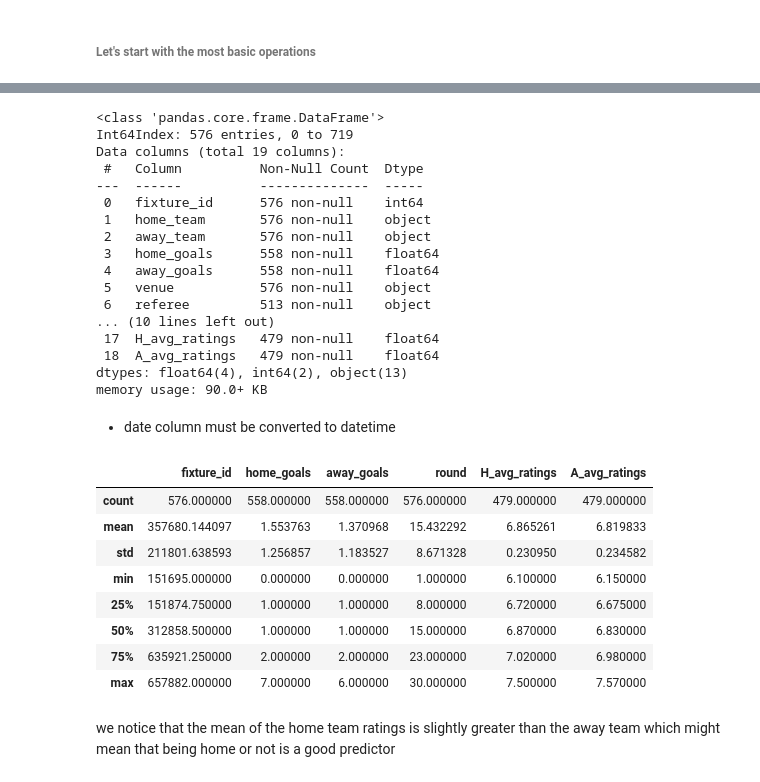
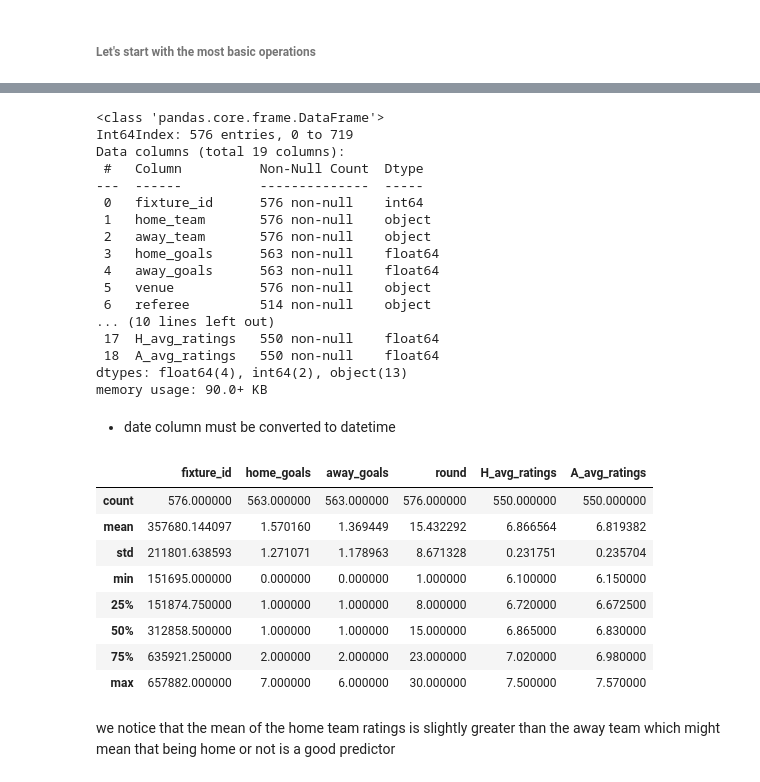
Before and after one commit to Link20222/SaudiLeague, a Jupyter notebook: comprehensive EDA.ipynb, the cells around one changed output, grey strips where cells are left out. Drawn from its saved outputs; the diff is of its cells as text; code cells hidden in the pictures.

Commit message:
cleaned all data including test set, changed the sturctured of the data, added multiple new features

```diff
--- a/comprehensive EDA.ipynb
+++ b/comprehensive EDA.ipynb
@@ -80,5 +86,5 @@ len(test_set)
 # %% [output]
 144
 # %%
-df = df.loc[~(df["fixture_id"].isin(test_fixtures))]
+train_set = df.loc[~(df["fixture_id"].isin(test_fixtures))]
 # %%
@@ -101,5 +107,5 @@ df.head()
 # %%
-df.info()
+train_set.info()
 # %% [output]
 <class 'pandas.core.frame.DataFrame'>
 Int64Index: 576 entries, 0 to 719
@@ -109,27 +115,27 @@ Data columns (total 19 columns):
  0   fixture_id      576 non-null    int64
  1   home_team       576 non-null    object
  2   away_team       576 non-null    object
- 3   home_goals      558 non-null    float64
- 4   away_goals      558 non-null    float64
+ 3   home_goals      563 non-null    float64
+ 4   away_goals      563 non-null    float64
  5   venue           576 non-null    object
- 6   referee         513 non-null    object
+ 6   referee         514 non-null    object
 ... (10 lines left out)
- 17  H_avg_ratings   479 non-null    float64
- 18  A_avg_ratings   479 non-null    float64
+ 17  H_avg_ratings   550 non-null    float64
+ 18  A_avg_ratings   550 non-null    float64
 dtypes: float64(4), int64(2), object(13)
 memory usage: 90.0+ KB
 # %% [markdown]
 * date column must be converted to datetime
 # %%
-df.describe()
+train_set.describe()
 # %% [output]
 |  | fixture_id | home_goals | away_goals | round | H_avg_ratings | A_avg_ratings |
-| count | 576.000000 | 558.000000 | 558.000000 | 576.000000 | 479.000000 | 479.000000 |
-| mean | 357680.144097 | 1.553763 | 1.370968 | 15.432292 | 6.865261 | 6.819833 |
-| std | 211801.638593 | 1.256857 | 1.183527 | 8.671328 | 0.230950 | 0.234582 |
+| count | 576.000000 | 563.000000 | 563.000000 | 576.000000 | 550.000000 | 550.000000 |
+| mean | 357680.144097 | 1.570160 | 1.369449 | 15.432292 | 6.866564 | 6.819382 |
+| std | 211801.638593 | 1.271071 | 1.178963 | 8.671328 | 0.231751 | 0.235704 |
 | min | 151695.000000 | 0.000000 | 0.000000 | 1.000000 | 6.100000 | 6.150000 |
-| 25% | 151874.750000 | 1.000000 | 1.000000 | 8.000000 | 6.720000 | 6.675000 |
-| 50% | 312858.500000 | 1.000000 | 1.000000 | 15.000000 | 6.870000 | 6.830000 |
+| 25% | 151874.750000 | 1.000000 | 1.000000 | 8.000000 | 6.720000 | 6.672500 |
+| 50% | 312858.500000 | 1.000000 | 1.000000 | 15.000000 | 6.865000 | 6.830000 |
 | 75% | 635921.250000 | 2.000000 | 2.000000 | 23.000000 | 7.020000 | 6.980000 |
 | max | 657882.000000 | 7.000000 | 6.000000 | 30.000000 | 7.500000 | 7.570000 |
 # %% [markdown]
```
Also changed, not shown: parts of 49 cells of this notebook, 2 other files.
